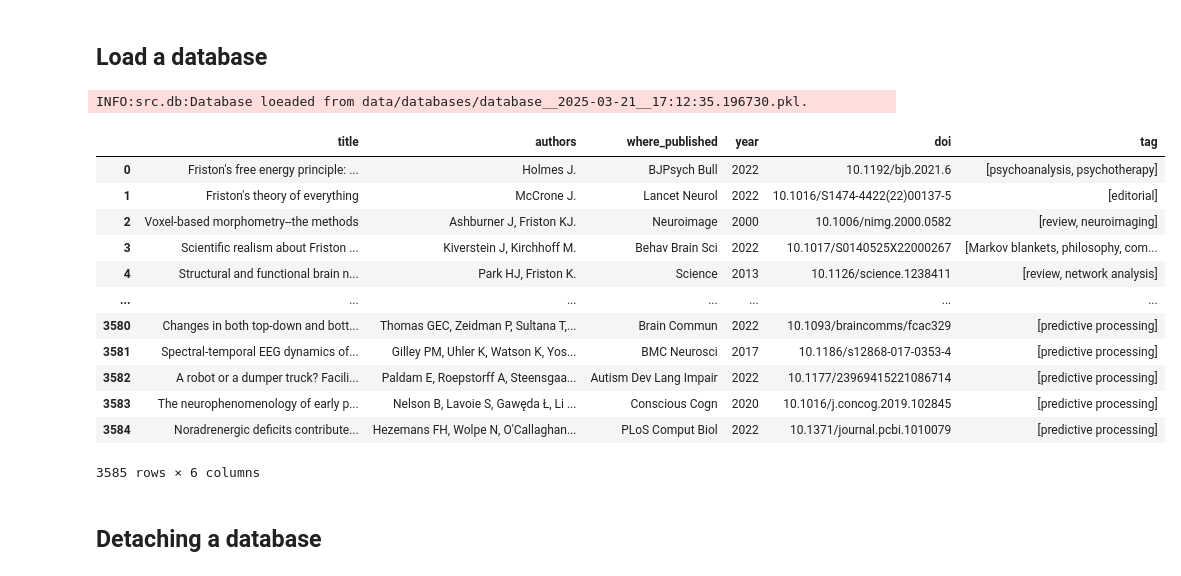
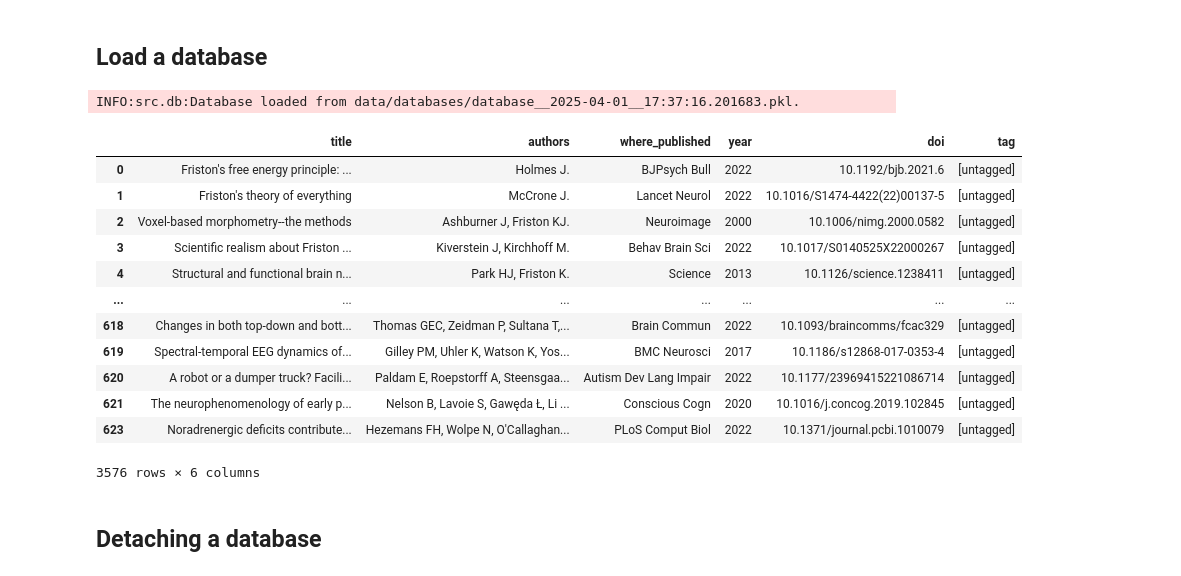
Before and after one commit to snamjoshi/aif-fep-db, a Jupyter notebook: examples/2_database.ipynb, the cells around one changed output. Saved outputs shown, nothing was run; the diff lists cells and outputs as text; code cells hidden in the pictures.

Commit message:
Finished database class

```diff
--- a/examples/2_database.ipynb
+++ b/examples/2_database.ipynb
@@ -37,23 +36,24 @@ Exception: Database is already tagged. To overwrite with a new set of tags use D
 ## Load a database
 # %%
 database = Database()
-database.load("data/databases/database__2025-03-21__17:12:35.196730.pkl")
+# database.load("data/databases/database__2025-03-21__17:12:35.196730.pkl")
+database.load("data/databases/database__2025-04-01__17:37:16.201683.pkl")
 database.db
 # %% [output]
-INFO:src.db:Database loeaded from data/databases/database__2025-03-21__17:12:35.196730.pkl.
+INFO:src.db:Database loaded from data/databases/database__2025-04-01__17:37:16.201683.pkl.
 |  | title | authors | where_published | year | doi | tag |
-| 0 | Friston's free energy principle: ... | Holmes J. | BJPsych Bull | 2022 | 10.1192/bjb.2021.6 | [psychoanalysis, psychotherapy] |
-| 1 | Friston's theory of everything | McCrone J. | Lancet Neurol | 2022 | 10.1016/S1474-4422(22)00137-5 | [editorial] |
-| 2 | Voxel-based morphometry--the methods | Ashburner J, Friston KJ. | Neuroimage | 2000 | 10.1006/nimg.2000.0582 | [review, neuroimaging] |
-| 3 | Scientific realism about Friston ... | Kiverstein J, Kirchhoff M. | Behav Brain Sci | 2022 | 10.1017/S0140525X22000267 | [Markov blankets, philosophy, com... |
-| 4 | Structural and functional brain n... | Park HJ, Friston K. | Science | 2013 | 10.1126/science.1238411 | [review, network analysis] |
+| 0 | Friston's free energy principle: ... | Holmes J. | BJPsych Bull | 2022 | 10.1192/bjb.2021.6 | [untagged] |
+| 1 | Friston's theory of everything | McCrone J. | Lancet Neurol | 2022 | 10.1016/S1474-4422(22)00137-5 | [untagged] |
+| 2 | Voxel-based morphometry--the methods | Ashburner J, Friston KJ. | Neuroimage | 2000 | 10.1006/nimg.2000.0582 | [untagged] |
+| 3 | Scientific realism about Friston ... | Kiverstein J, Kirchhoff M. | Behav Brain Sci | 2022 | 10.1017/S0140525X22000267 | [untagged] |
+| 4 | Structural and functional brain n... | Park HJ, Friston K. | Science | 2013 | 10.1126/science.1238411 | [untagged] |
 | ... | ... | ... | ... | ... | ... | ... |
-| 3580 | Changes in both top-down and bott... | Thomas GEC, Zeidman P, Sultana T,... | Brain Commun | 2022 | 10.1093/braincomms/fcac329 | [predictive processing] |
-| 3581 | Spectral-temporal EEG dynamics of... | Gilley PM, Uhler K, Watson K, Yos... | BMC Neurosci | 2017 | 10.1186/s12868-017-0353-4 | [predictive processing] |
-| 3582 | A robot or a dumper truck? Facili... | Paldam E, Roepstorff A, Steensgaa... | Autism Dev Lang Impair | 2022 | 10.1177/23969415221086714 | [predictive processing] |
-| 3583 | The neurophenomenology of early p... | Nelson B, Lavoie S, Gawęda Ł, Li ... | Conscious Cogn | 2020 | 10.1016/j.concog.2019.102845 | [predictive processing] |
-| 3584 | Noradrenergic deficits contribute... | Hezemans FH, Wolpe N, O'Callaghan... | PLoS Comput Biol | 2022 | 10.1371/journal.pcbi.1010079 | [predictive processing] |
+| 618 | Changes in both top-down and bott... | Thomas GEC, Zeidman P, Sultana T,... | Brain Commun | 2022 | 10.1093/braincomms/fcac329 | [untagged] |
+| 619 | Spectral-temporal EEG dynamics of... | Gilley PM, Uhler K, Watson K, Yos... | BMC Neurosci | 2017 | 10.1186/s12868-017-0353-4 | [untagged] |
+| 620 | A robot or a dumper truck? Facili... | Paldam E, Roepstorff A, Steensgaa... | Autism Dev Lang Impair | 2022 | 10.1177/23969415221086714 | [untagged] |
+| 621 | The neurophenomenology of early p... | Nelson B, Lavoie S, Gawęda Ł, Li ... | Conscious Cogn | 2020 | 10.1016/j.concog.2019.102845 | [untagged] |
+| 623 | Noradrenergic deficits contribute... | Hezemans FH, Wolpe N, O'Callaghan... | PLoS Comput Biol | 2022 | 10.1371/journal.pcbi.1010079 | [untagged] |
-3585 rows × 6 columns
+3576 rows × 6 columns
 # %% [markdown]
 ## Detaching a database
 # %%
```
Also changed, not shown: parts of 2 cells of this notebook, 3 other files.
